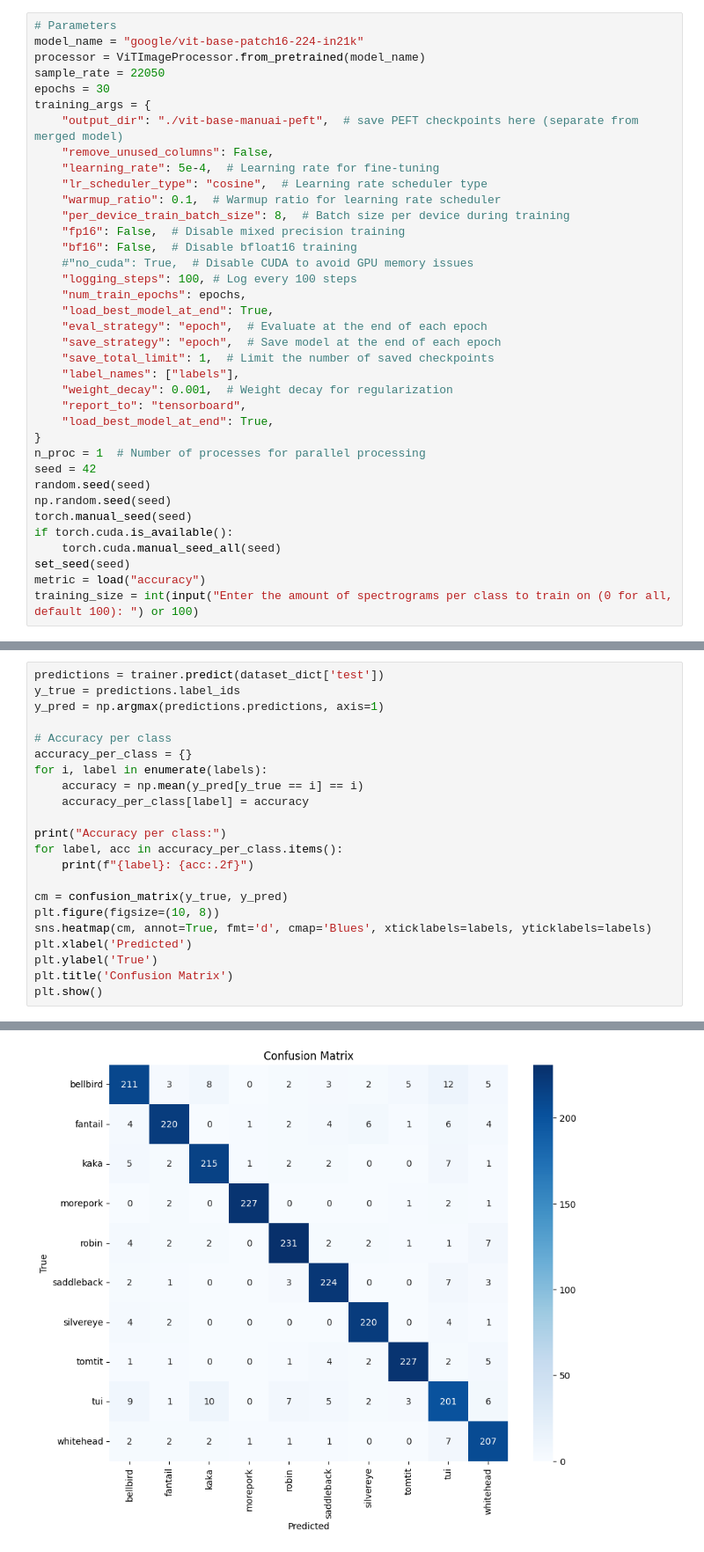
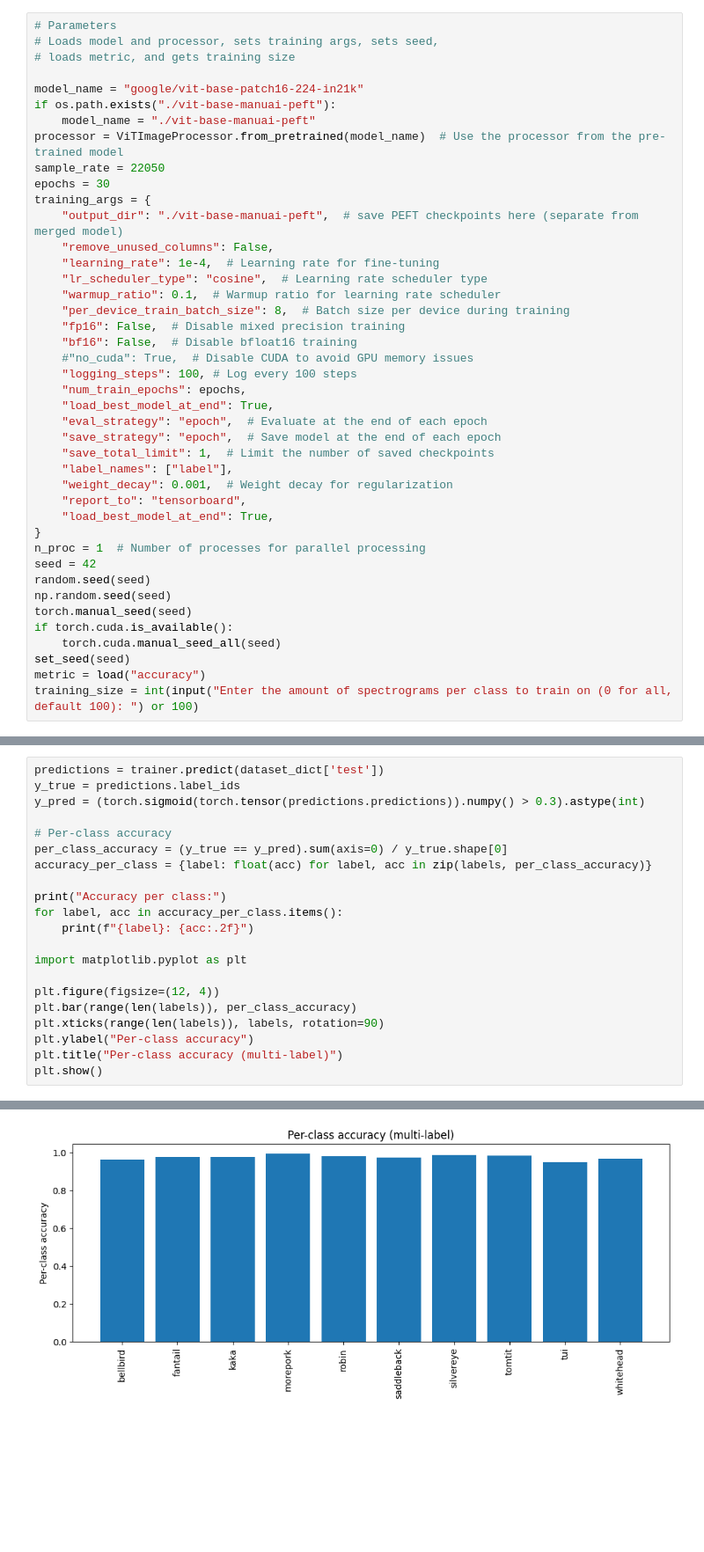
Before and after one commit to harrywillss/ManuAI, a Jupyter notebook: lora-finetune.ipynb, the cells around one changed output, grey strips where cells are left out. Shown: that part at 88% size. Cells and saved outputs as stored; diff of their text form; blank space fills up the shorter version.

```diff
--- a/lora-finetune.ipynb
+++ b/lora-finetune.ipynb
@@ -20,14 +20,19 @@ import shutil, os
 import librosa
 # %%
 # Parameters
+# Loads model and processor, sets training args, sets seed,
+# loads metric, and gets training size
+
 model_name = "google/vit-base-patch16-224-in21k"
-processor = ViTImageProcessor.from_pretrained(model_name)
+if os.path.exists("./vit-base-manuai-peft"):
+    model_name = "./vit-base-manuai-peft"
+processor = ViTImageProcessor.from_pretrained(model_name)  # Use the processor from the pre-trained model
 sample_rate = 22050
 epochs = 30
 training_args = {
     "output_dir": "./vit-base-manuai-peft",  # save PEFT checkpoints here (separate from merged model)
     "remove_unused_columns": False,
-    "learning_rate": 5e-4,  # Learning rate for fine-tuning
+    "learning_rate": 1e-4,  # Learning rate for fine-tuning
     "lr_scheduler_type": "cosine",  # Learning rate scheduler type
     "warmup_ratio": 0.1,  # Warmup ratio for learning rate scheduler
     "per_device_train_batch_size": 8,  # Batch size per device during training
@@ -40,7 +45,7 @@ training_args = {
     "eval_strategy": "epoch",  # Evaluate at the end of each epoch
     "save_strategy": "epoch",  # Save model at the end of each epoch
     "save_total_limit": 1,  # Limit the number of saved checkpoints
-    "label_names": ["labels"],
+    "label_names": ["label"],
     "weight_decay": 0.001,  # Weight decay for regularization
     "report_to": "tensorboard",
     "load_best_model_at_end": True,
@@ -450,24 +493,23 @@ Model Size: 2.4 MB
 # %%
 predictions = trainer.predict(dataset_dict['test'])
 y_true = predictions.label_ids
-y_pred = np.argmax(predictions.predictions, axis=1)
+y_pred = (torch.sigmoid(torch.tensor(predictions.predictions)).numpy() > 0.3).astype(int)
 
-# Accuracy per class
-accuracy_per_class = {}
-for i, label in enumerate(labels):
-    accuracy = np.mean(y_pred[y_true == i] == i)
-    accuracy_per_class[label] = accuracy
+# Per-class accuracy
+per_class_accuracy = (y_true == y_pred).sum(axis=0) / y_true.shape[0]
+accuracy_per_class = {label: float(acc) for label, acc in zip(labels, per_class_accuracy)}
 
 print("Accuracy per class:")
 for label, acc in accuracy_per_class.items():
     print(f"{label}: {acc:.2f}")
 
-cm = confusion_matrix(y_true, y_pred)
-plt.figure(figsize=(10, 8))
-sns.heatmap(cm, annot=True, fmt='d', cmap='Blues', xticklabels=labels, yticklabels=labels)
-plt.xlabel('Predicted')
-plt.ylabel('True')
-plt.title('Confusion Matrix')
+import matplotlib.pyplot as plt
+
+plt.figure(figsize=(12, 4))
+plt.bar(range(len(labels)), per_class_accuracy)
+plt.xticks(range(len(labels)), labels, rotation=90)
+plt.ylabel("Per-class accuracy")
+plt.title("Per-class accuracy (multi-label)")
 plt.show()
 # %% [output]
 Accuracy per class:
@@ -484,3 +526,3 @@ whitehead: 0.93
-[figure, old version]
+[figure, new version]
 # %%
 # F1 score, precision, recall
```
Also changed, not shown: parts of 11 cells of this notebook, 7 other files.
